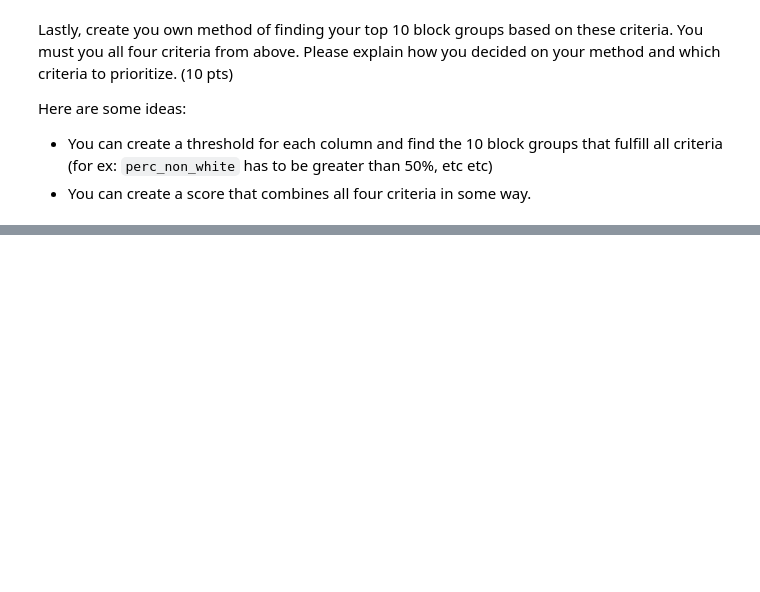
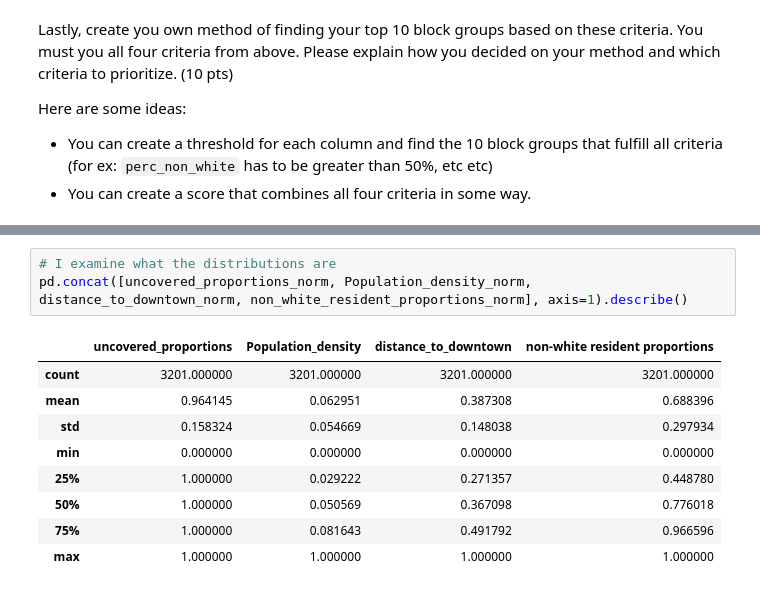
Before and after one commit to desaiwang/4680_5680_intro_uds, a Jupyter notebook: Homework/HW2.ipynb, the cells around one changed output, grey strips where cells are left out. Saved outputs shown, nothing was run; the diff lists cells and outputs as text; blank space fills up the shorter version.

```diff
--- a/Homework/HW2.ipynb
+++ b/Homework/HW2.ipynb
@@ -334,0 +255,13 @@ Here are some ideas:
+# %%
+# I examine what the distributions are
+pd.concat([uncovered_proportions_norm, Population_density_norm, distance_to_downtown_norm, non_white_resident_proportions_norm], axis=1).describe()
+# %% [output]
+|  | uncovered_proportions | Population_density | distance_to_downtown | non-white resident proportions |
+| count | 3201.000000 | 3201.000000 | 3201.000000 | 3201.000000 |
+| mean | 0.964145 | 0.062951 | 0.387308 | 0.688396 |
+| std | 0.158324 | 0.054669 | 0.148038 | 0.297934 |
+| min | 0.000000 | 0.000000 | 0.000000 | 0.000000 |
+| 25% | 1.000000 | 0.029222 | 0.271357 | 0.448780 |
+| 50% | 1.000000 | 0.050569 | 0.367098 | 0.776018 |
+| 75% | 1.000000 | 0.081643 | 0.491792 | 0.966596 |
+| max | 1.000000 | 1.000000 | 1.000000 | 1.000000 |
```
Also changed, not shown: parts of 22 cells of this notebook, 1 other file.
